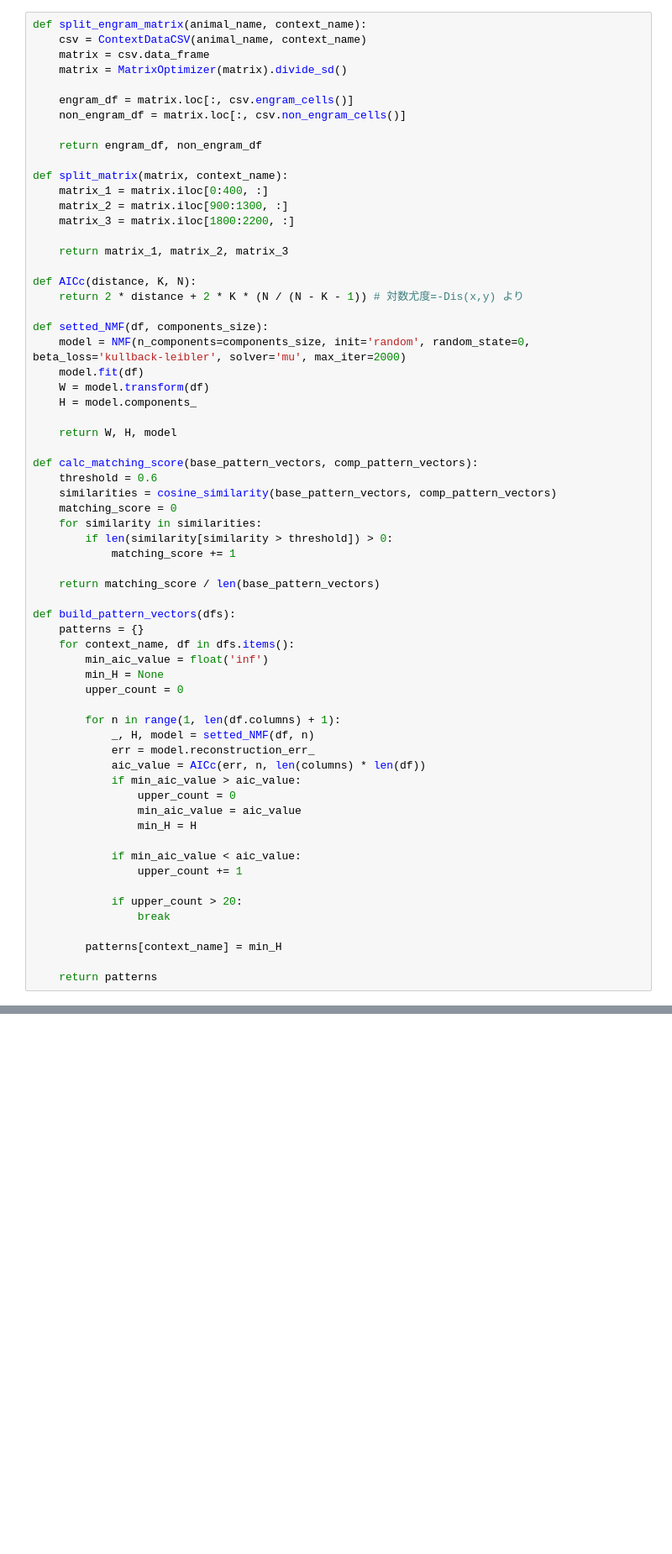
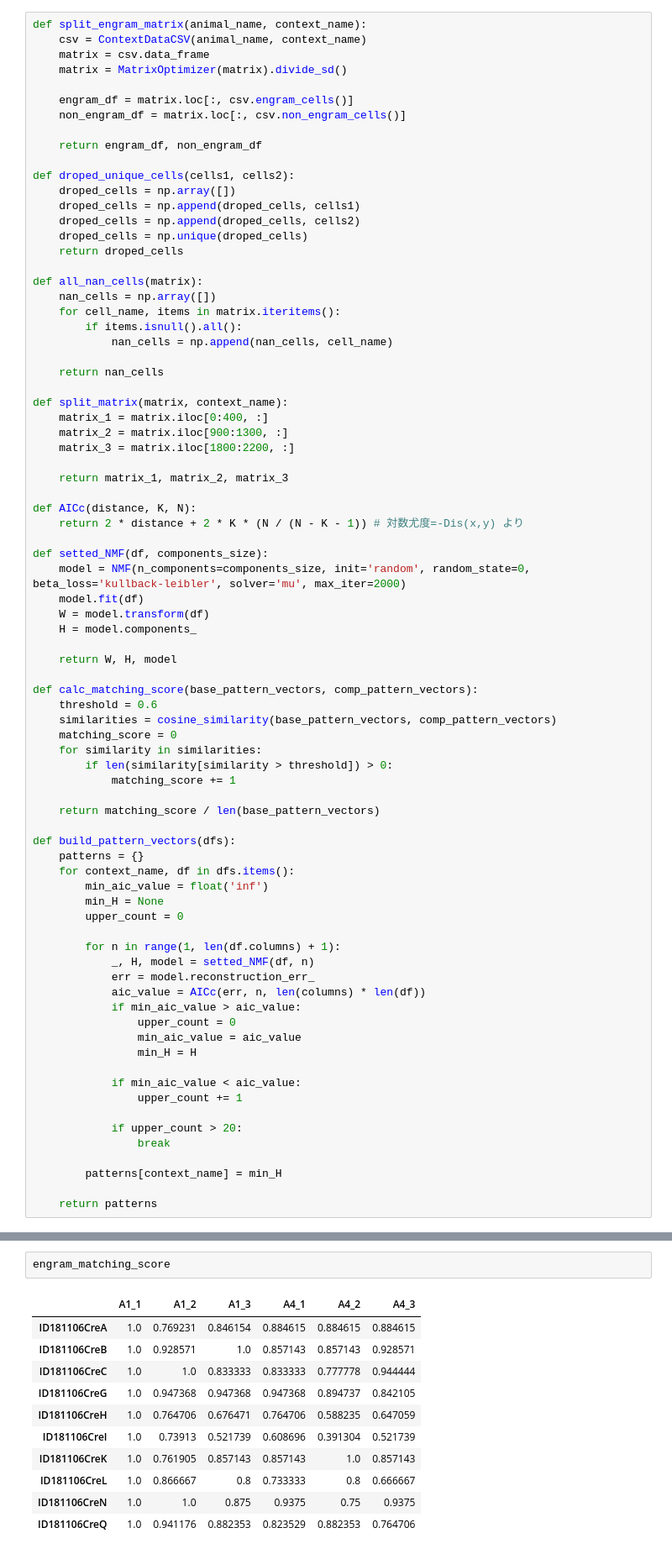
Before and after one commit to m11o/lablib-notebook, a Jupyter notebook: notebooks/sulfur/test_calc_matching_score_with_mcmc.ipynb, the cells around one changed output, grey strips where cells are left out. Shown at 84% size. Saved outputs shown, nothing was run; the diff lists cells and outputs as text; blank space fills up the shorter version.

```diff
--- a/notebooks/sulfur/test_calc_matching_score_with_mcmc.ipynb
+++ b/notebooks/sulfur/test_calc_matching_score_with_mcmc.ipynb
@@ -26,6 +25,21 @@ def split_engram_matrix(animal_name, context_name):
     non_engram_df = matrix.loc[:, csv.non_engram_cells()]
 
     return engram_df, non_engram_df
+
+def droped_unique_cells(cells1, cells2):
+    droped_cells = np.array([])
+    droped_cells = np.append(droped_cells, cells1)
+    droped_cells = np.append(droped_cells, cells2)
+    droped_cells = np.unique(droped_cells)
+    return droped_cells
+
+def all_nan_cells(matrix):
+    nan_cells = np.array([])
+    for cell_name, items in matrix.iteritems():
+        if items.isnull().all():
+            nan_cells = np.append(nan_cells, cell_name)
+
+    return nan_cells
 
 def split_matrix(matrix, context_name):
     matrix_1 = matrix.iloc[0:400, :]
@@ -82,0 +186,14 @@ def build_pattern_vectors(dfs):
+# %%
+engram_matching_score
+# %% [output]
+|  | A1_1 | A1_2 | A1_3 | A4_1 | A4_2 | A4_3 |
+| ID181106CreA | 1.0 | 0.769231 | 0.846154 | 0.884615 | 0.884615 | 0.884615 |
+| ID181106CreB | 1.0 | 0.928571 | 1.0 | 0.857143 | 0.857143 | 0.928571 |
+| ID181106CreC | 1.0 | 1.0 | 0.833333 | 0.833333 | 0.777778 | 0.944444 |
+| ID181106CreG | 1.0 | 0.947368 | 0.947368 | 0.947368 | 0.894737 | 0.842105 |
+| ID181106CreH | 1.0 | 0.764706 | 0.676471 | 0.764706 | 0.588235 | 0.647059 |
+| ID181106CreI | 1.0 | 0.73913 | 0.521739 | 0.608696 | 0.391304 | 0.521739 |
+| ID181106CreK | 1.0 | 0.761905 | 0.857143 | 0.857143 | 1.0 | 0.857143 |
+| ID181106CreL | 1.0 | 0.866667 | 0.8 | 0.733333 | 0.8 | 0.666667 |
+| ID181106CreN | 1.0 | 1.0 | 0.875 | 0.9375 | 0.75 | 0.9375 |
+| ID181106CreQ | 1.0 | 0.941176 | 0.882353 | 0.823529 | 0.882353 | 0.764706 |
```
Also changed, not shown: parts of 27 cells of this notebook, 13 other files.
